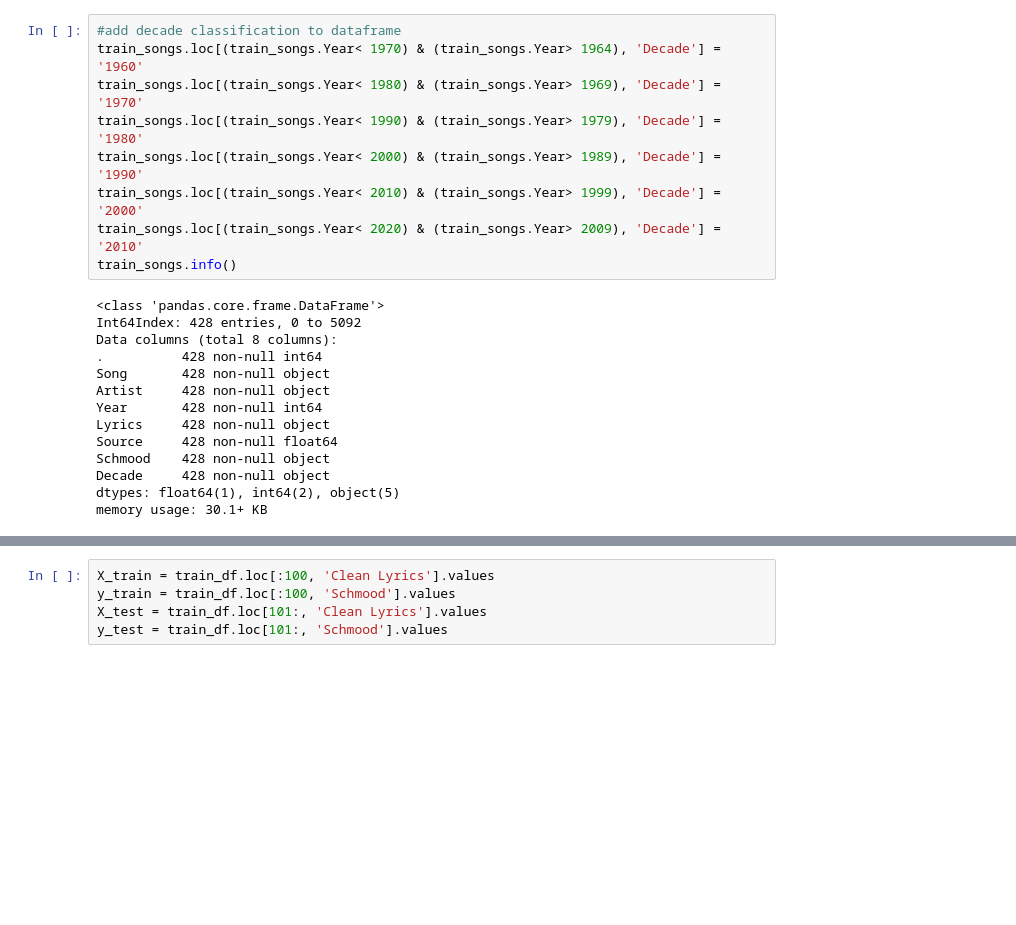
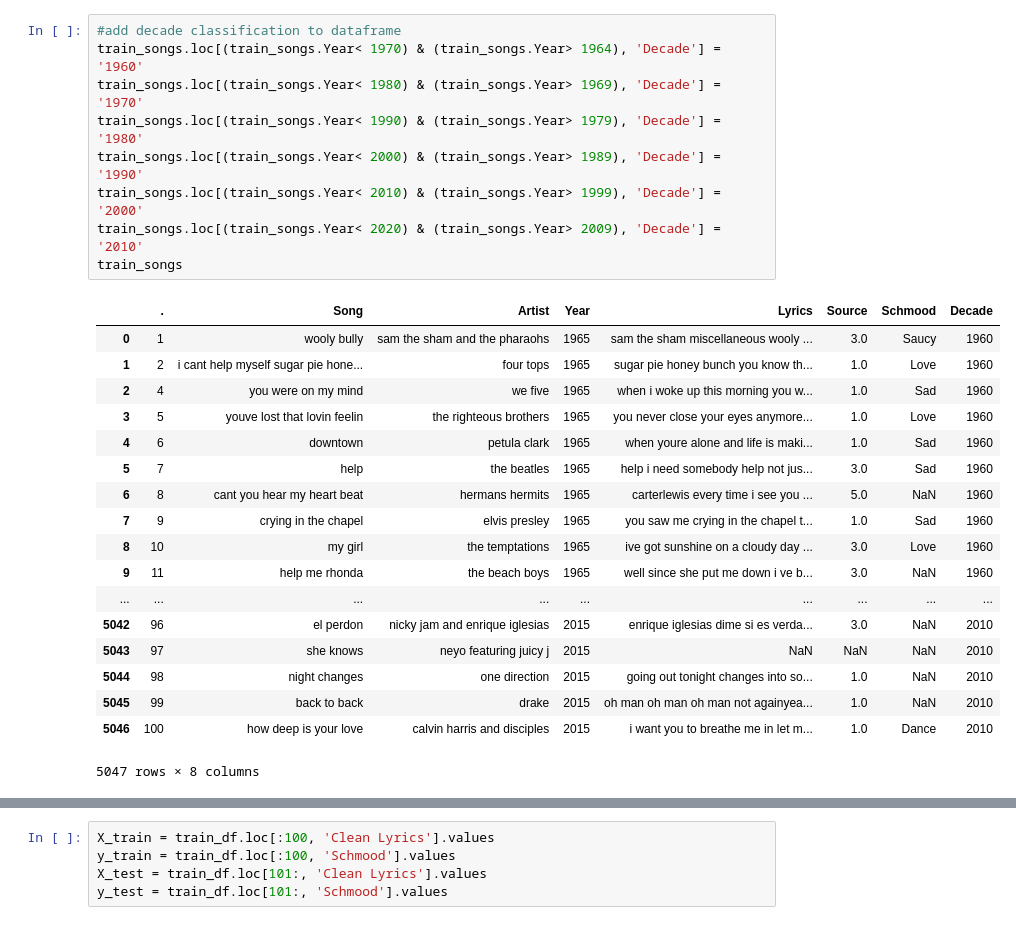
Before and after one commit to Payne3/Shmoodify, a Jupyter notebook: full and train data.ipynb, the cells around one changed output, grey strips where cells are left out. Drawn from its saved outputs; the diff is of its cells as text; blank space fills up the shorter version.

```diff
--- a/full and train data.ipynb
+++ b/full and train data.ipynb
@@ -25,23 +44,28 @@ train_songs.head()
 # %%
 #add decade classification to dataframe
 train_songs.loc[(train_songs.Year< 1970) & (train_songs.Year> 1964), 'Decade'] = '1960'
 train_songs.loc[(train_songs.Year< 1980) & (train_songs.Year> 1969), 'Decade'] = '1970'
 train_songs.loc[(train_songs.Year< 1990) & (train_songs.Year> 1979), 'Decade'] = '1980'
 train_songs.loc[(train_songs.Year< 2000) & (train_songs.Year> 1989), 'Decade'] = '1990'
 train_songs.loc[(train_songs.Year< 2010) & (train_songs.Year> 1999), 'Decade'] = '2000'
 train_songs.loc[(train_songs.Year< 2020) & (train_songs.Year> 2009), 'Decade'] = '2010'
-train_songs.info()
+train_songs
 # %% [output]
+|  | . | Song | Artist | Year | Lyrics | Source | Schmood | Decade |
+| 0 | 1 | wooly bully | sam the sham and the pharaohs | 1965 | sam the sham miscellaneous wooly ... | 3.0 | Saucy | 1960 |
+| 1 | 2 | i cant help myself sugar pie hone... | four tops | 1965 | sugar pie honey bunch you know th... | 1.0 | Love | 1960 |
+| 2 | 4 | you were on my mind | we five | 1965 | when i woke up this morning you w... | 1.0 | Sad | 1960 |
+| 3 | 5 | youve lost that lovin feelin | the righteous brothers | 1965 | you never close your eyes anymore... | 1.0 | Love | 1960 |
+| 4 | 6 | downtown | petula clark | 1965 | when youre alone and life is maki... | 1.0 | Sad | 1960 |
+| 5 | 7 | help | the beatles | 1965 | help i need somebody help not jus... | 3.0 | Sad | 1960 |
+| 6 | 8 | cant you hear my heart beat | hermans hermits | 1965 | carterlewis every time i see you ... | 5.0 | NaN | 1960 |
+| 7 | 9 | crying in the chapel | elvis presley | 1965 | you saw me crying in the chapel t... | 1.0 | Sad | 1960 |
+| 8 | 10 | my girl | the temptations | 1965 | ive got sunshine on a cloudy day ... | 3.0 | Love | 1960 |
+| 9 | 11 | help me rhonda | the beach boys | 1965 | well since she put me down i ve b... | 3.0 | NaN | 1960 |
+| ... | ... | ... | ... | ... | ... | ... | ... | ... |
+| 5042 | 96 | el perdon | nicky jam and enrique iglesias | 2015 | enrique iglesias dime si es verda... | 3.0 | NaN | 2010 |
+| 5043 | 97 | she knows | neyo featuring juicy j | 2015 | NaN | NaN | NaN | 2010 |
+| 5044 | 98 | night changes | one direction | 2015 | going out tonight changes into so... | 1.0 | NaN | 2010 |
+| 5045 | 99 | back to back | drake | 2015 | oh man oh man oh man not againyea... | 1.0 | NaN | 2010 |
+| 5046 | 100 | how deep is your love | calvin harris and disciples | 2015 | i want you to breathe me in let m... | 1.0 | Dance | 2010 |
-<class 'pandas.core.frame.DataFrame'>
-Int64Index: 428 entries, 0 to 5092
-Data columns (total 8 columns):
-.          428 non-null int64
-Song       428 non-null object
-Artist     428 non-null object
-Year       428 non-null int64
-Lyrics     428 non-null object
-Source     428 non-null float64
-Schmood    428 non-null object
-Decade     428 non-null object
-dtypes: float64(1), int64(2), object(5)
-memory usage: 30.1+ KB
+5047 rows × 8 columns
```
Also changed, not shown: parts of 19 cells of this notebook.
